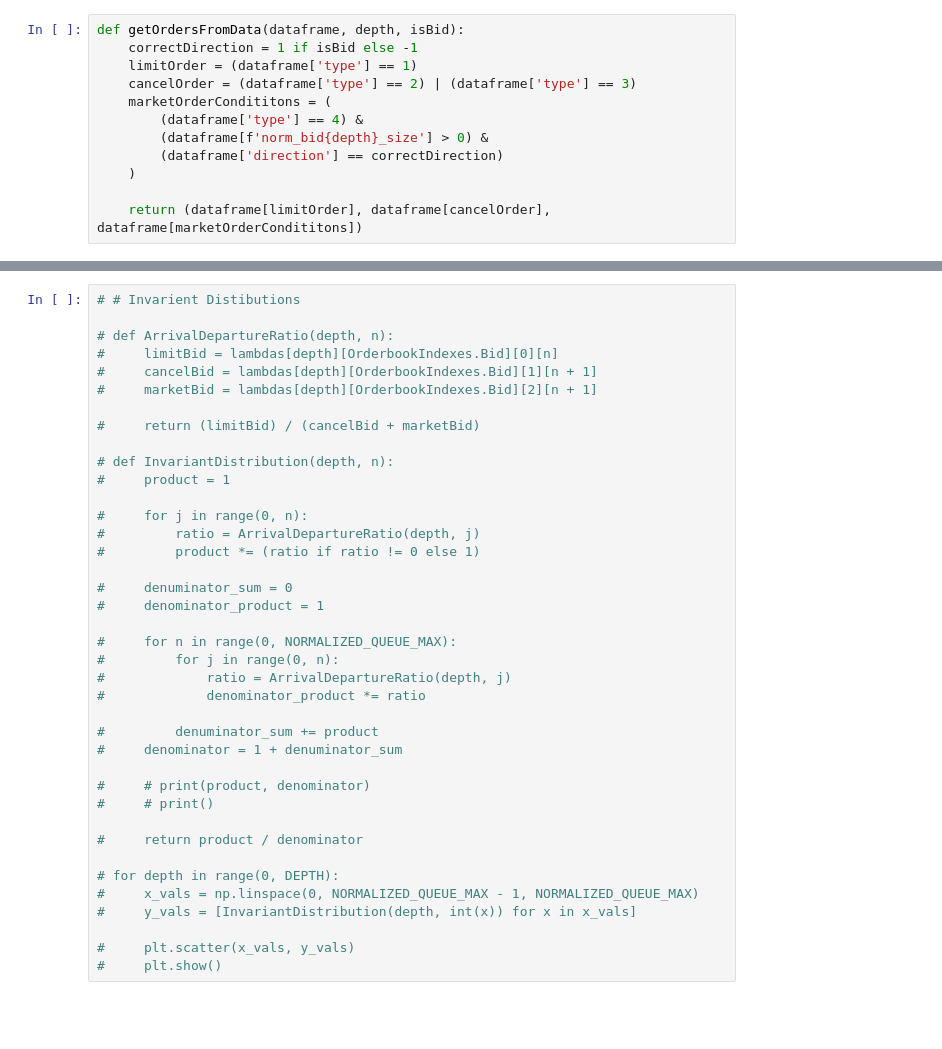
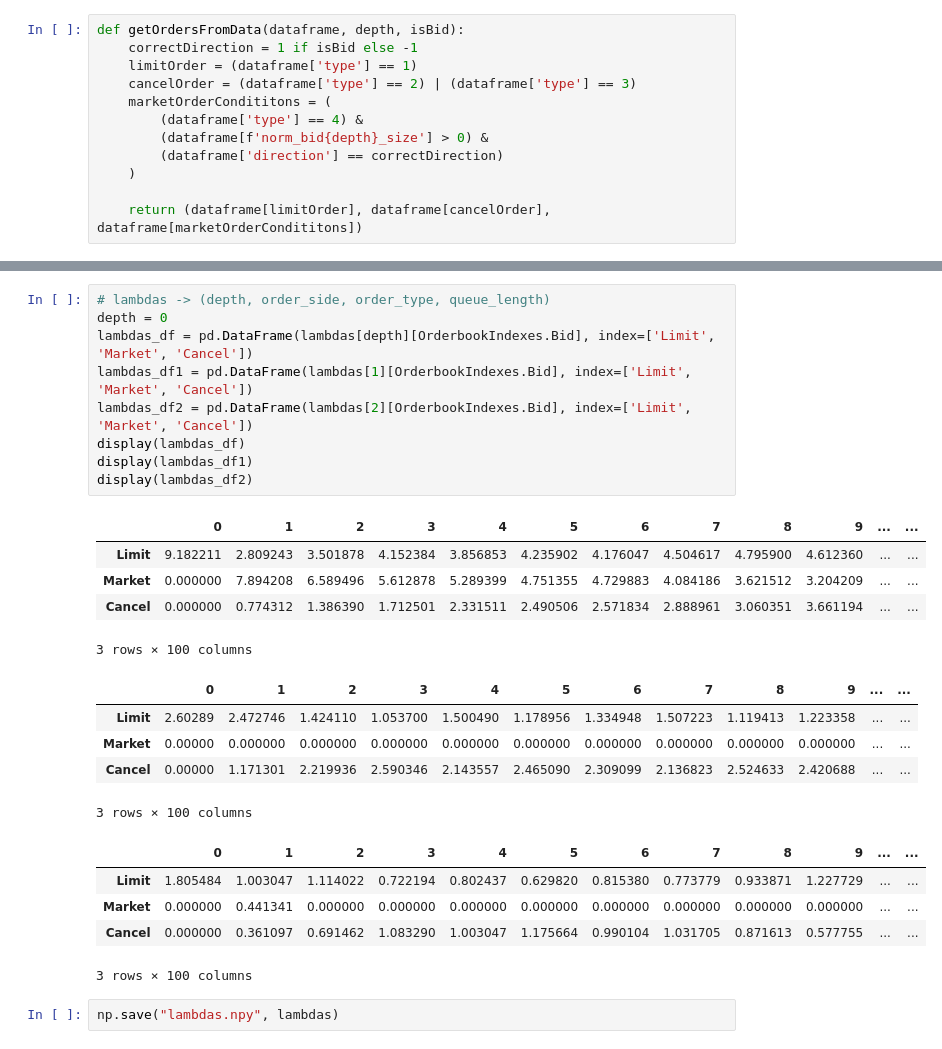
Before and after one commit to TrevorSemeraro/orderbook-simulator, a Jupyter notebook: queue-reactive.ipynb, the cells around one changed output, grey strips where cells are left out. Cells and saved outputs as stored; diff of their text form; blank space fills up the shorter version.

```diff
--- a/queue-reactive.ipynb
+++ b/queue-reactive.ipynb
@@ -342,39 +323,27 @@ for orderbook in prob_of_exec.orderbook_history:
-# %%
-# # Invarient Distibutions
-
-# def ArrivalDepartureRatio(depth, n):
-#     limitBid = lambdas[depth][OrderbookIndexes.Bid][0][n]
-#     cancelBid = lambdas[depth][OrderbookIndexes.Bid][1][n + 1]
-#     marketBid = lambdas[depth][OrderbookIndexes.Bid][2][n + 1]
-
-#     return (limitBid) / (cancelBid + marketBid)
-
-# def InvariantDistribution(depth, n):
-#     product = 1
-
-#     for j in range(0, n):
-#         ratio = ArrivalDepartureRatio(depth, j)
-#         product *= (ratio if ratio != 0 else 1)
-
-#     denuminator_sum = 0
-#     denominator_product = 1
-
-#     for n in range(0, NORMALIZED_QUEUE_MAX):
-#         for j in range(0, n):
-#             ratio = ArrivalDepartureRatio(depth, j)
-#             denominator_product *= ratio
-
-#         denuminator_sum += product
-#     denominator = 1 + denuminator_sum
-
-#     # print(product, denominator)
-#     # print()
-
-#     return product / denominator
-
-# for depth in range(0, DEPTH):
-#     x_vals = np.linspace(0, NORMALIZED_QUEUE_MAX - 1, NORMALIZED_QUEUE_MAX)
-#     y_vals = [InvariantDistribution(depth, int(x)) for x in x_vals]
-
-#     plt.scatter(x_vals, y_vals)
-#     plt.show()
+# %%
+# lambdas -> (depth, order_side, order_type, queue_length)
+depth = 0
+lambdas_df = pd.DataFrame(lambdas[depth][OrderbookIndexes.Bid], index=['Limit', 'Market', 'Cancel'])
+lambdas_df1 = pd.DataFrame(lambdas[1][OrderbookIndexes.Bid], index=['Limit', 'Market', 'Cancel'])
+lambdas_df2 = pd.DataFrame(lambdas[2][OrderbookIndexes.Bid], index=['Limit', 'Market', 'Cancel'])
+display(lambdas_df)
+display(lambdas_df1)
+display(lambdas_df2)
+# %% [output]
+|  | 0 | 1 | 2 | 3 | 4 | 5 | 6 | 7 | 8 | 9 | ... | ... |
+| Limit | 9.182211 | 2.809243 | 3.501878 | 4.152384 | 3.856853 | 4.235902 | 4.176047 | 4.504617 | 4.795900 | 4.612360 | ... | ... |
+| Market | 0.000000 | 7.894208 | 6.589496 | 5.612878 | 5.289399 | 4.751355 | 4.729883 | 4.084186 | 3.621512 | 3.204209 | ... | ... |
+| Cancel | 0.000000 | 0.774312 | 1.386390 | 1.712501 | 2.331511 | 2.490506 | 2.571834 | 2.888961 | 3.060351 | 3.661194 | ... | ... |
+3 rows × 100 columns
+|  | 0 | 1 | 2 | 3 | 4 | 5 | 6 | 7 | 8 | 9 | ... | ... |
+| Limit | 2.60289 | 2.472746 | 1.424110 | 1.053700 | 1.500490 | 1.178956 | 1.334948 | 1.507223 | 1.119413 | 1.223358 | ... | ... |
+| Market | 0.00000 | 0.000000 | 0.000000 | 0.000000 | 0.000000 | 0.000000 | 0.000000 | 0.000000 | 0.000000 | 0.000000 | ... | ... |
+| Cancel | 0.00000 | 1.171301 | 2.219936 | 2.590346 | 2.143557 | 2.465090 | 2.309099 | 2.136823 | 2.524633 | 2.420688 | ... | ... |
+3 rows × 100 columns
+|  | 0 | 1 | 2 | 3 | 4 | 5 | 6 | 7 | 8 | 9 | ... | ... |
+| Limit | 1.805484 | 1.003047 | 1.114022 | 0.722194 | 0.802437 | 0.629820 | 0.815380 | 0.773779 | 0.933871 | 1.227729 | ... | ... |
+| Market | 0.000000 | 0.441341 | 0.000000 | 0.000000 | 0.000000 | 0.000000 | 0.000000 | 0.000000 | 0.000000 | 0.000000 | ... | ... |
+| Cancel | 0.000000 | 0.361097 | 0.691462 | 1.083290 | 1.003047 | 1.175664 | 0.990104 | 1.031705 | 0.871613 | 0.577755 | ... | ... |
+3 rows × 100 columns
+# %%
+np.save("lambdas.npy", lambdas)
```
Also changed, not shown: parts of 8 cells of this notebook, 48 other files.
